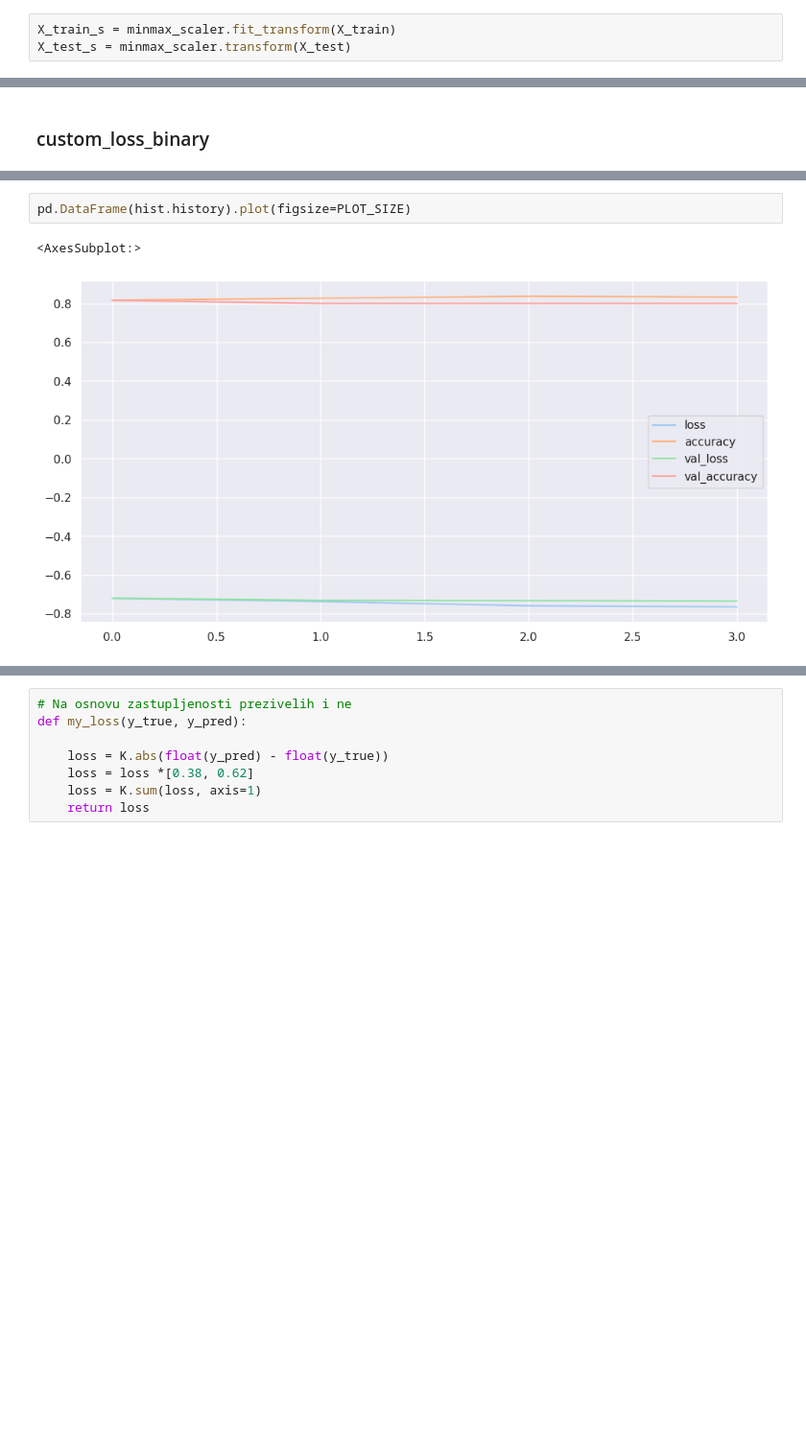
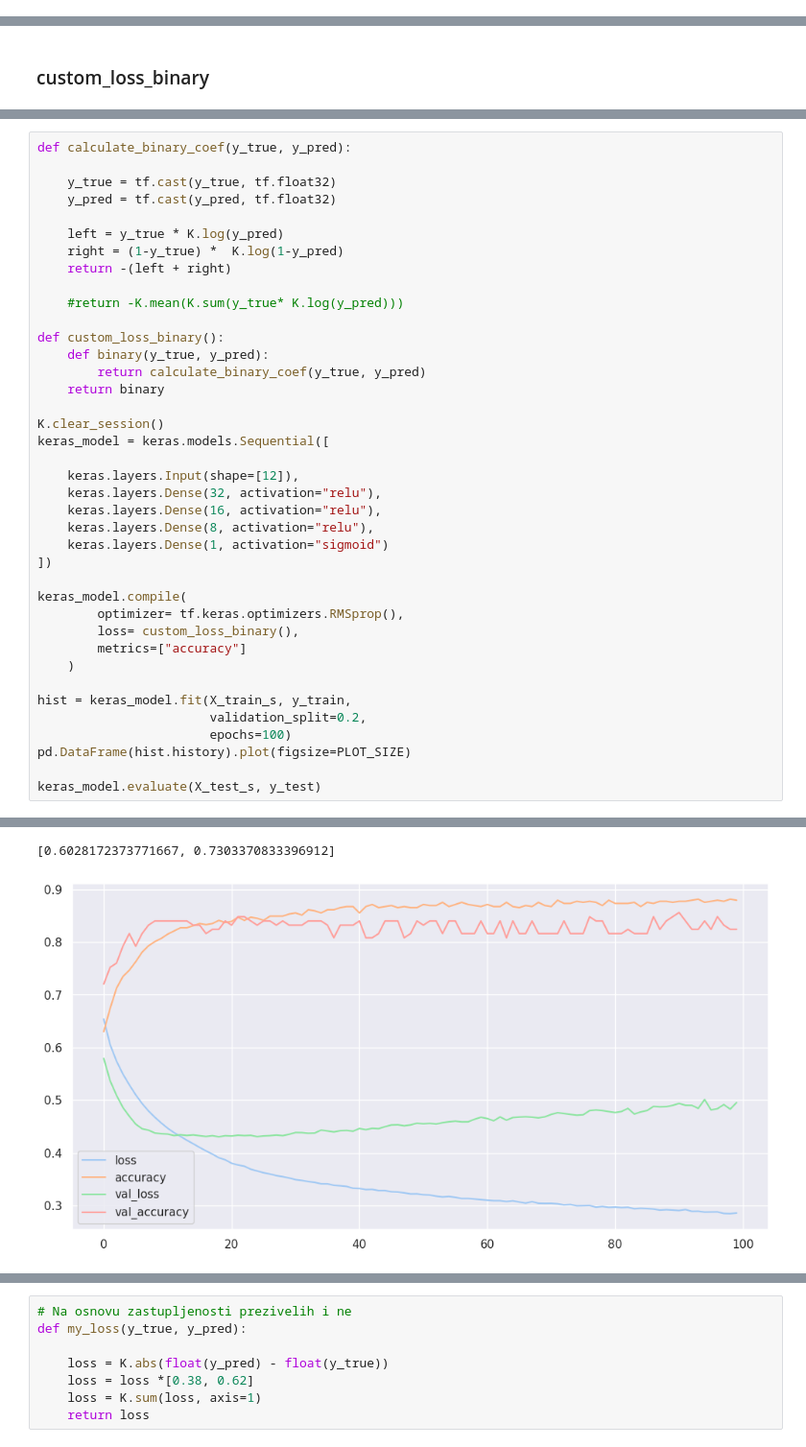
Before and after one commit to dimitrije-stamenkovic/ML3, a Jupyter notebook: dnn-titanic-survival.ipynb, the cells around one changed output, grey strips where cells are left out. Shown at 96% size. Cells and saved outputs as stored; diff of their text form; blank space fills up the shorter version.

```diff
--- a/dnn-titanic-survival.ipynb
+++ b/dnn-titanic-survival.ipynb
@@ -361,7 +405,4 @@ pd.DataFrame(hist.history).plot(figsize=PLOT_SIZE)
 # %% [markdown]
 ## Custom loss fucntion
-# %%
-X_train_s = minmax_scaler.fit_transform(X_train)
-X_test_s = minmax_scaler.transform(X_test)
 # %% [markdown]
 loss = -(y_true * log(y_pred) + (1-y_true) * log(1-y_pred)).
@@ -449,5 +411,40 @@ Epoch 4/4
-# %%
-pd.DataFrame(hist.history).plot(figsize=PLOT_SIZE)
-# %% [output]
-<AxesSubplot:>
-[figure, removed]
+# %%
+def calculate_binary_coef(y_true, y_pred):
+
+    y_true = tf.cast(y_true, tf.float32)
+    y_pred = tf.cast(y_pred, tf.float32)
+
+    left = y_true * K.log(y_pred)
+    right = (1-y_true) *  K.log(1-y_pred)
+    return -(left + right)
+
+    #return -K.mean(K.sum(y_true* K.log(y_pred)))
+
+def custom_loss_binary():
+    def binary(y_true, y_pred):
+        return calculate_binary_coef(y_true, y_pred)
+    return binary
+
+K.clear_session()
+keras_model = keras.models.Sequential([
+
+    keras.layers.Input(shape=[12]),
+    keras.layers.Dense(32, activation="relu"),
+    keras.layers.Dense(16, activation="relu"),
+    keras.layers.Dense(8, activation="relu"),
+    keras.layers.Dense(1, activation="sigmoid")
+])
+
+keras_model.compile(
+        optimizer= tf.keras.optimizers.RMSprop(),
+        loss= custom_loss_binary(),
+        metrics=["accuracy"]
+    )
+
+hist = keras_model.fit(X_train_s, y_train,
+                       validation_split=0.2,
+                       epochs=100)
+pd.DataFrame(hist.history).plot(figsize=PLOT_SIZE)
+
+keras_model.evaluate(X_test_s, y_test)
+# %% [output]
@@ -453,0 +468,2 @@ pd.DataFrame(hist.history).plot(figsize=PLOT_SIZE)
+[0.6028172373771667, 0.7303370833396912]
+[figure, added]
```
Also changed, not shown: parts of 27 cells of this notebook.
